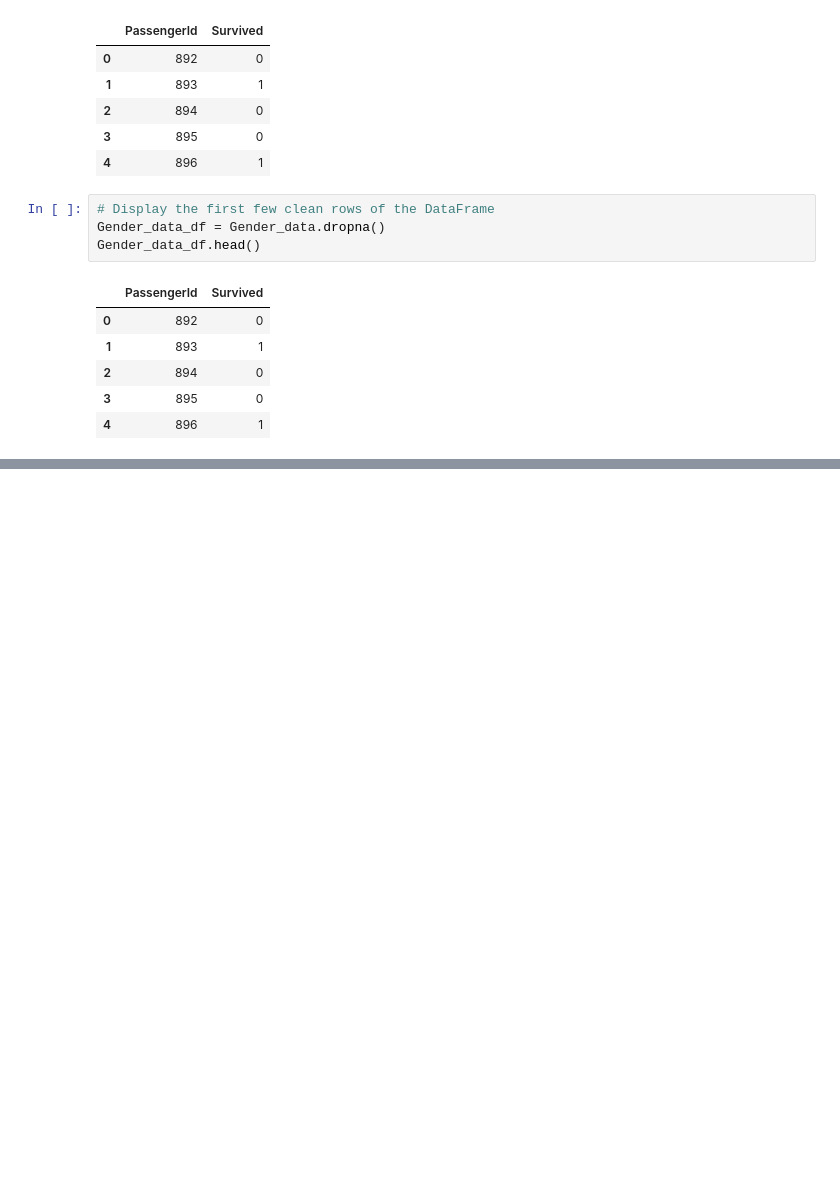
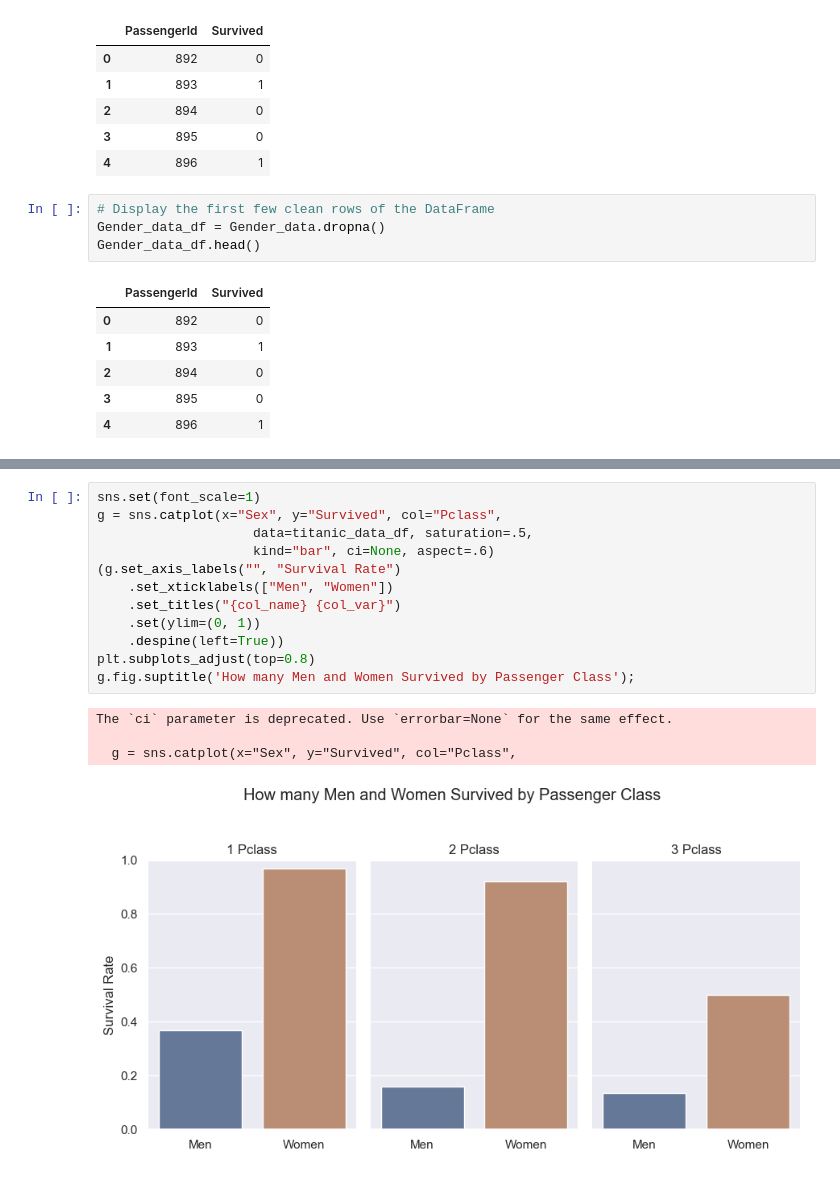
Before and after one commit to anlu18/Titanic-ML, a Jupyter notebook: Cleaned_Titanic_DataSet.ipynb, the cells around one changed output, grey strips where cells are left out. Cells and saved outputs as stored; diff of their text form; blank space fills up the shorter version.

```diff
--- a/Cleaned_Titanic_DataSet.ipynb
+++ b/Cleaned_Titanic_DataSet.ipynb
@@ -69,0 +179,17 @@ Gender_data_df.head()
+# %%
+sns.set(font_scale=1)
+g = sns.catplot(x="Sex", y="Survived", col="Pclass",
+                    data=titanic_data_df, saturation=.5,
+                    kind="bar", ci=None, aspect=.6)
+(g.set_axis_labels("", "Survival Rate")
+    .set_xticklabels(["Men", "Women"])
+    .set_titles("{col_name} {col_var}")
+    .set(ylim=(0, 1))
+    .despine(left=True))
+plt.subplots_adjust(top=0.8)
+g.fig.suptitle('How many Men and Women Survived by Passenger Class');
+# %% [output]
+The `ci` parameter is deprecated. Use `errorbar=None` for the same effect.
+
+  g = sns.catplot(x="Sex", y="Survived", col="Pclass",
+[figure, added]
```
Also changed, not shown: parts of 13 cells of this notebook.
